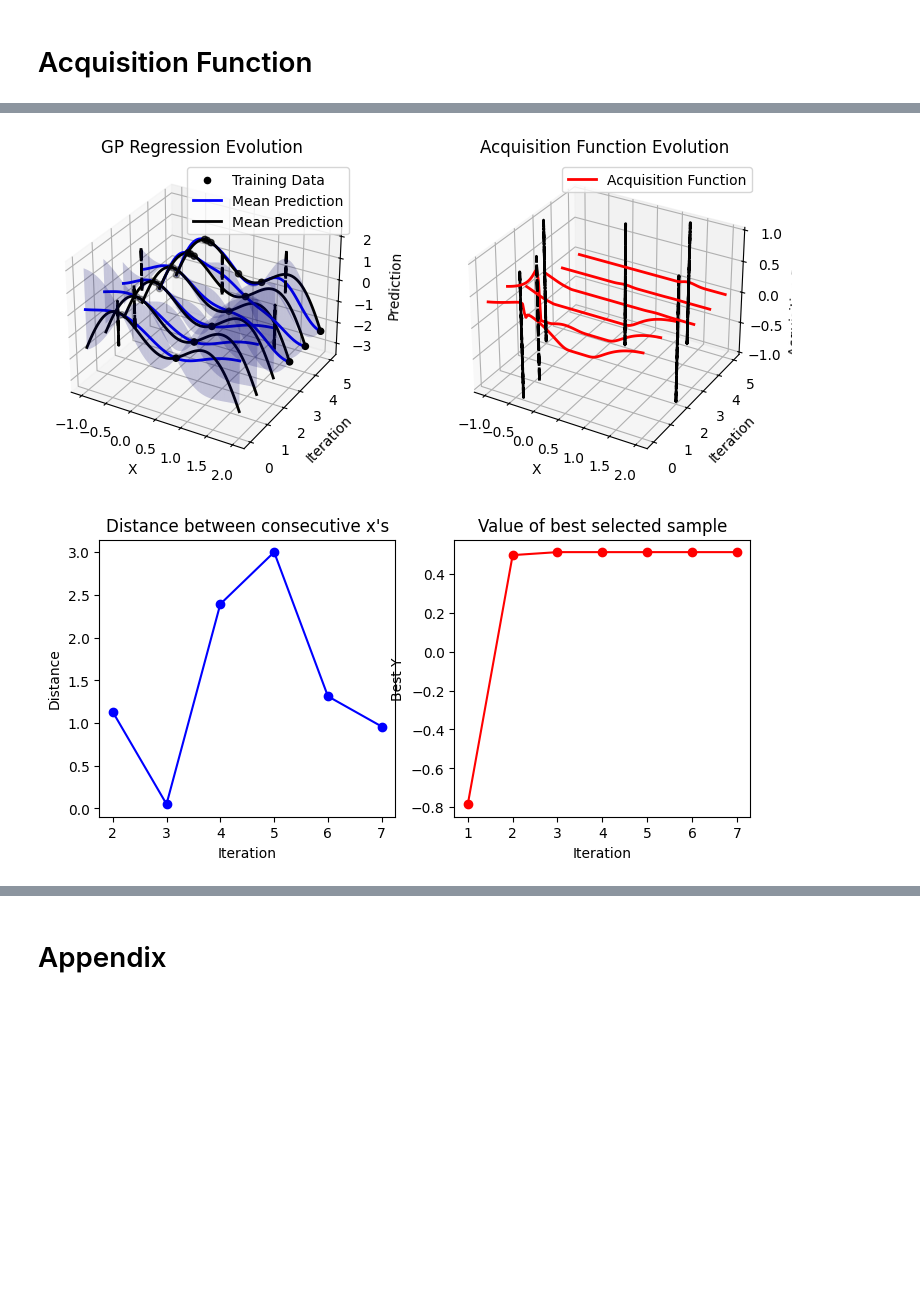
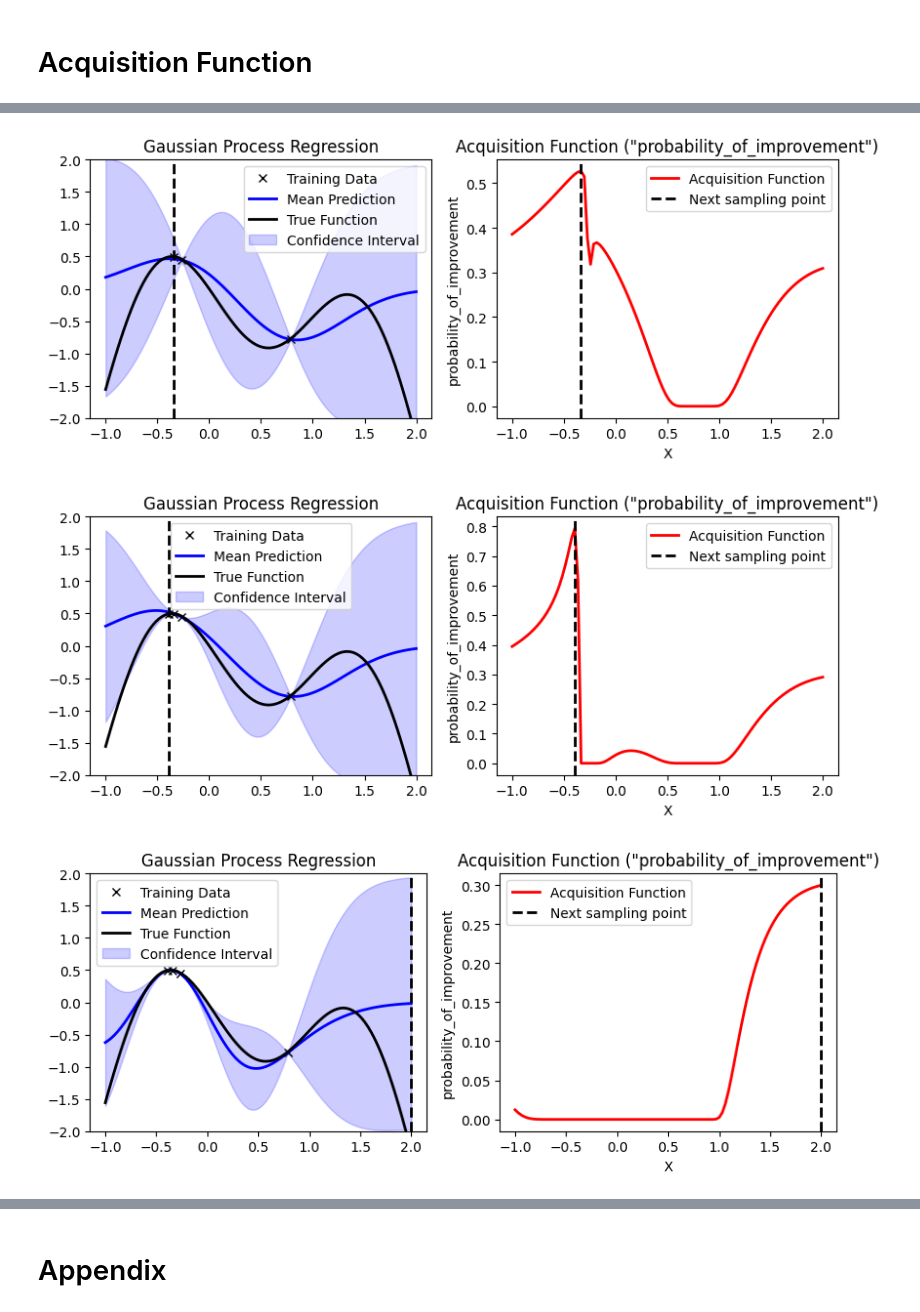
Before and after one commit to CyrusLiu20/Tutorial-Gaussian-Process-Regression, a Jupyter notebook: Tutorial_Bayesian_Optimization.ipynb, the cells around one changed output, grey strips where cells are left out. Drawn from its saved outputs; the diff is of its cells as text; code cells hidden in the pictures; blank space fills up the shorter version.

```diff
--- a/Tutorial_Bayesian_Optimization.ipynb
+++ b/Tutorial_Bayesian_Optimization.ipynb
@@ -551,6 +550,6 @@ def pipeline(name="expected_improvement", iter=6, insight=False):
 if __name__ == "__main__":
     name = "expected_improvement"
     iter = 6
-    insight = False
+    insight = True
     pipeline(name=name,iter=iter, insight=insight)
 # %% [output]
@@ -559,9 +564,10 @@ if __name__ == "__main__":
 # %%
 if __name__ == "__main__":
     name = "probability_of_improvement"
     iter = 6
-    insight = False
+    insight = True
     pipeline(name=name,iter=iter,insight=insight)
 # %% [output]
-[figure, old version]
+[figure, new version]
-[figure, old version]
+[figure, new version]
+[figure, added]
```
Also changed, not shown: parts of 6 cells of this notebook.
